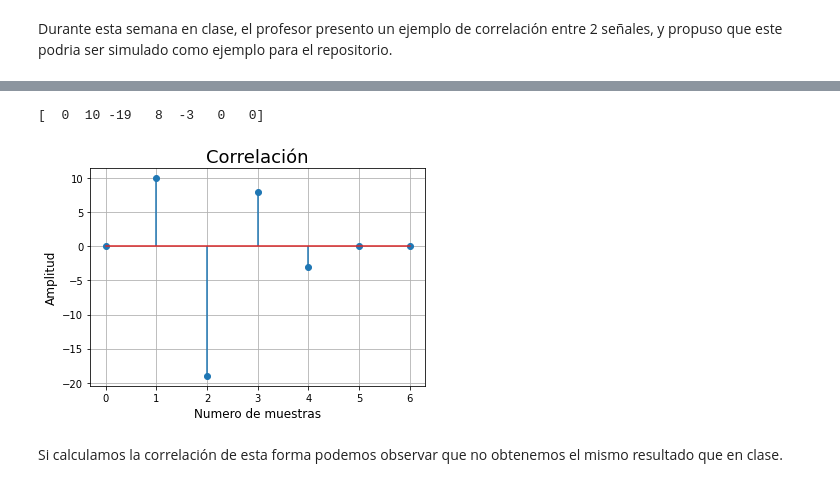
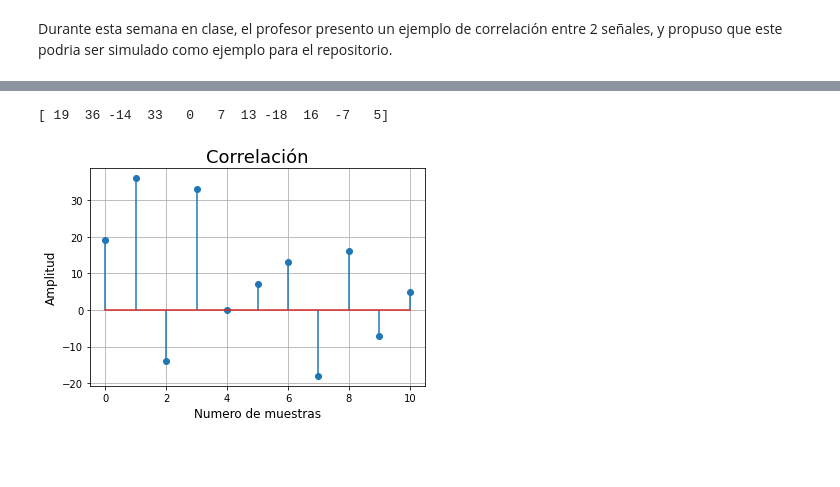
Before and after one commit to dsrojo10/DSP_UdeA, a Jupyter notebook: Clase6_20_02.ipynb, the cells around one changed output, grey strips where cells are left out. Cells and saved outputs as stored; diff of their text form; code cells hidden in the pictures; blank space fills up the shorter version.

```diff
--- a/Clase6_20_02.ipynb
+++ b/Clase6_20_02.ipynb
@@ -92,23 +78,22 @@ $R_{xy}=???$
 # %%
 x = np.array([0,0,2,-1,3,7,1,2,-3,0,0])
 y = np.array([0,0,1,-1,2,-2,4,1,-2,5,0])
 
-offset = 7  # Desplazamiento de referencia
-x_offset = x[offset:]  # Subvector de x a partir del desplazamiento
-y_offset = y[offset:]  # Subvector de y a partir del desplazamiento
-Rxy = np.correlate(x_offset, y_offset, mode='full')
+# offset = 7  # Desplazamiento de referencia
+# x_offset = x[offset:]  # Subvector de x a partir del desplazamiento
+# y_offset = y[offset:]  # Subvector de y a partir del desplazamiento
+# Rxy = np.correlate(x_offset, y_offset, mode='full')
+Rxy = np.correlate(x, y, mode='same')
 
 print(Rxy)
 
 plt.figure()
 plt.stem(Rxy)
 plt.title("Correlación", fontsize=18)
 plt.xlabel('Numero de muestras', fontsize=12)
 plt.ylabel('Amplitud', fontsize=12)
 plt.grid()
 plt.show()
 # %% [output]
-[  0  10 -19   8  -3   0   0]
+[ 19  36 -14  33   0   7  13 -18  16  -7   5]
-[figure, old version]
+[figure, new version]
-# %% [markdown]
-Si calculamos la correlación de esta forma podemos observar que no obtenemos el mismo resultado que en clase.
```
Also changed, not shown: parts of 6 cells of this notebook.
